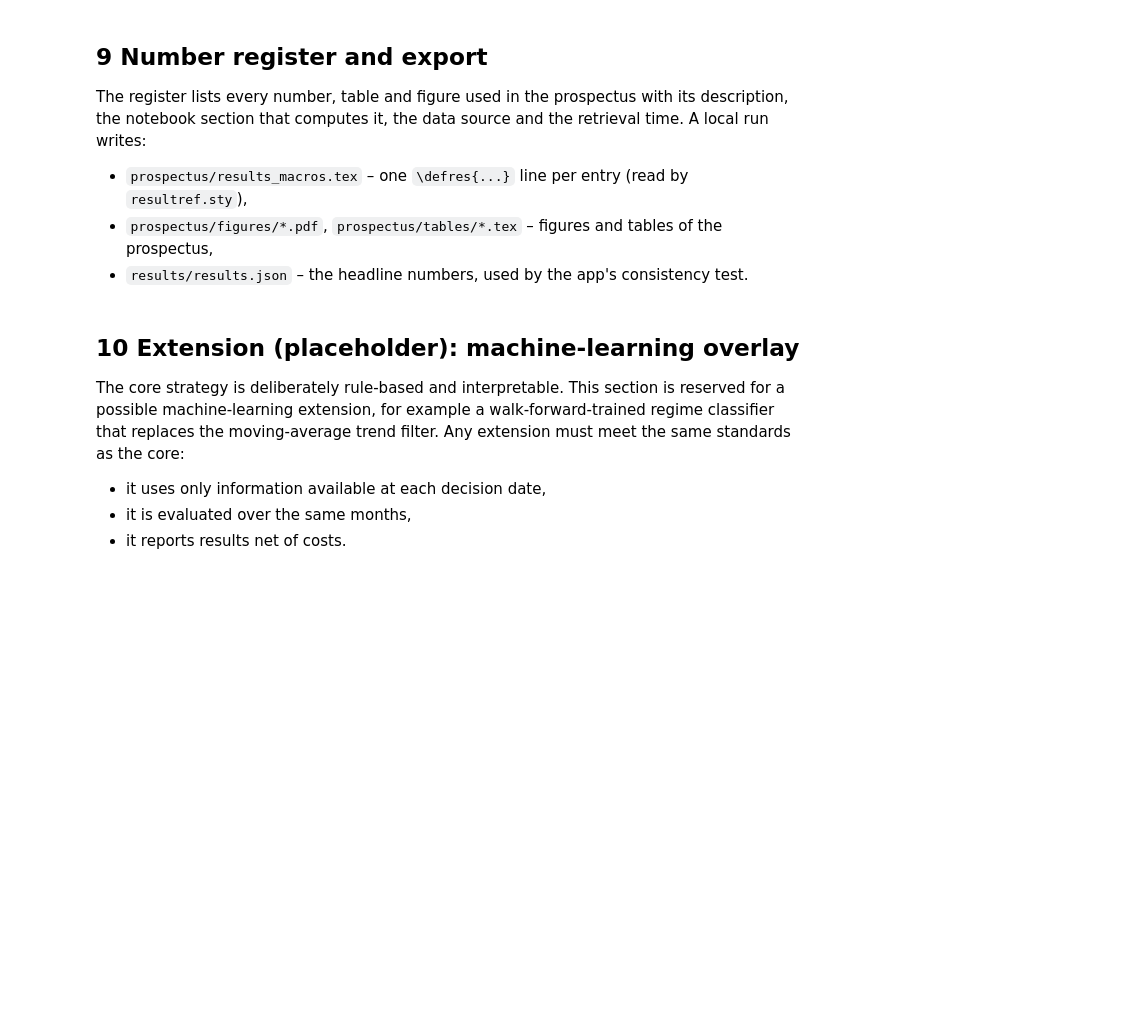
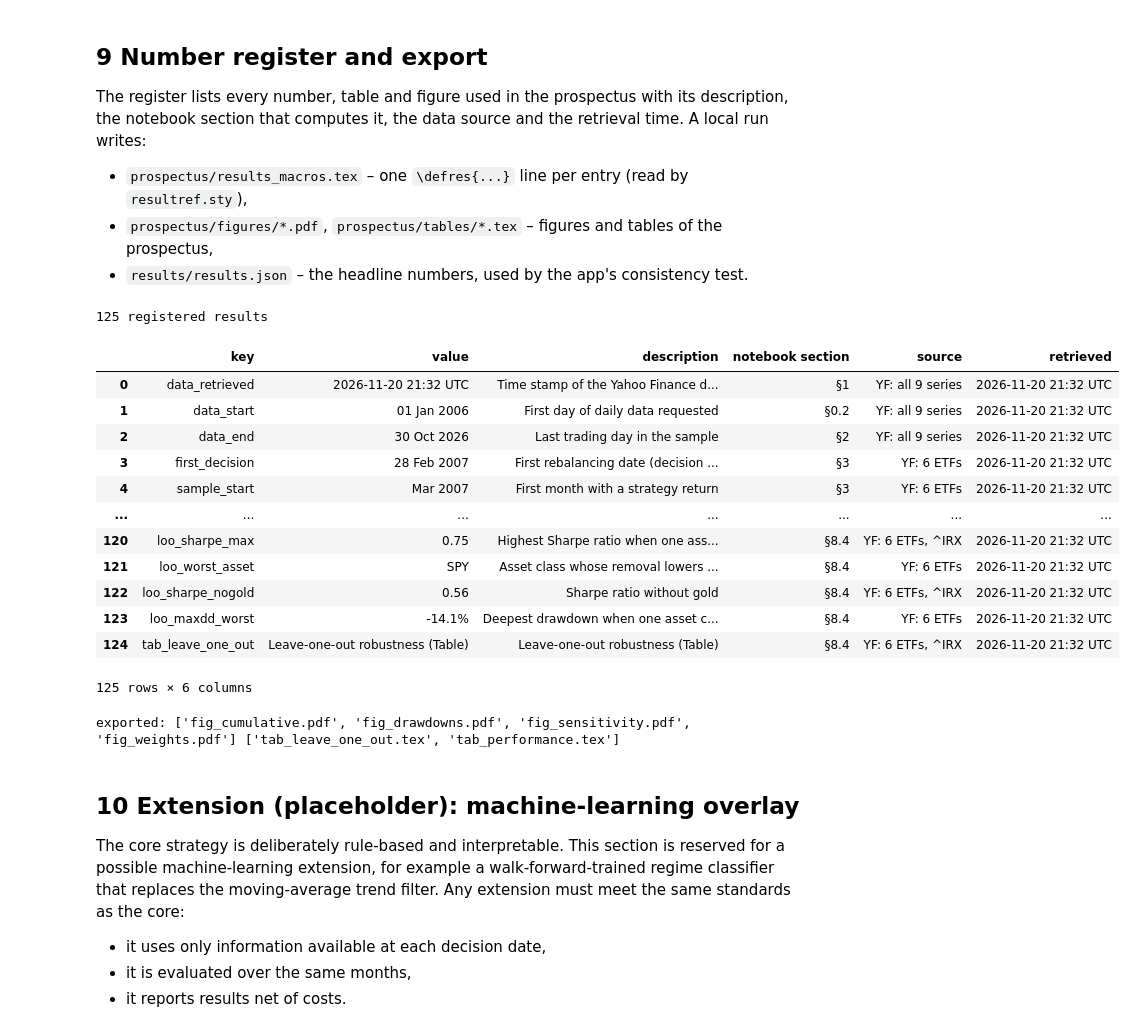
Before and after one commit to paul2108/04_Financial-Modelin-Group-projects, a Jupyter notebook: notebook/GroupZ_RiskParity_Trend.ipynb, the cells around one changed output. Drawn from its saved outputs; the diff is of its cells as text; code cells hidden in the pictures; blank space fills up the shorter version.

```diff
--- a/notebook/GroupZ_RiskParity_Trend.ipynb
+++ b/notebook/GroupZ_RiskParity_Trend.ipynb
@@ -884,7 +974,7 @@ for title, keys in GROUPS:
         cells = []
         for c in TABLE_COLS:
             v = perf[c].get(k, np.nan)
-            if c == "S&P 500 TR" and k in ("turnover", "avg_cash"):
+            if c == "S&P 500 TR" and k in ("turnover", "avg_cash", "alpha_mkt_t"):  # index vs itself: no t-stat
                 v = np.nan
             cells.append(tex_num(v, "pct" if KIND[k] == "pct" else "num"))
         rows.append((TEX_LABEL[k], cells))
@@ -932,7 +1022,7 @@ register("vol_ratio_6040", P["ann_vol"] / B["ann_vol"], "num2", "Volatility of t
          RISKY_ASSETS + ["AGG"])
 register("dd_ratio_6040", P["max_dd"] / B["max_dd"], "num2", "Maximum drawdown of the strategy relative to 60/40",
          "6.1", RISKY_ASSETS + ["AGG"])
-register("beta_mkt_loss10", 10 * P["beta_mkt"], "num1", "Expected strategy move (%) for a 10% market move (10 x beta)",
+register("beta_mkt_loss10", 10 * P["beta_mkt"], "num1", "Expected strategy move (%) if equities move 10% (10 x beta)",
          "6.1", RISKY_ASSETS + [MARKET])
 # standard error of the Sharpe ratio (Lo, 2002, iid approximation): se = sqrt((1 + SR^2/2) / years)
 sr_se = np.sqrt((1 + P["sharpe"] ** 2 / 2) / (N_MONTHS / 12))
@@ -1311,18 +1516,35 @@ notebook section that computes it, the data source and the retrieval time. A loc
 # %%
 def source_text(tickers):
     tickers = list(dict.fromkeys(tickers))
     if not tickers:
         return "Model assumption"
     if set(tickers) >= set(ALL_TICKERS):
         return "YF: all 9 series"
+    if set(RISKY_ASSETS) <= set(tickers):     # abbreviate the six strategy ETFs
+        tickers = ["6 ETFs"] + [t for t in tickers if t not in RISKY_ASSETS]
     return "YF: " + ", ".join(tickers)
 
 
 reg_df = pd.DataFrame([{"key": e["key"], "value": e["value"], "description": e["description"],
                         "notebook section": "§" + e["section"], "source": source_text(e["sources"]),
                         "retrieved": RETRIEVED_TXT if e["sources"] else "–"} for e in REGISTER])
 print(f"{len(reg_df)} registered results")
 reg_df
+# %% [output]
+125 registered results
+|  | key | value | description | notebook section | source | retrieved |
+| 0 | data_retrieved | 2026-11-20 21:32 UTC | Time stamp of the Yahoo Finance d... | §1 | YF: all 9 series | 2026-11-20 21:32 UTC |
+| 1 | data_start | 01 Jan 2006 | First day of daily data requested | §0.2 | YF: all 9 series | 2026-11-20 21:32 UTC |
+| 2 | data_end | 30 Oct 2026 | Last trading day in the sample | §2 | YF: all 9 series | 2026-11-20 21:32 UTC |
+| 3 | first_decision | 28 Feb 2007 | First rebalancing date (decision ... | §3 | YF: 6 ETFs | 2026-11-20 21:32 UTC |
+| 4 | sample_start | Mar 2007 | First month with a strategy return | §3 | YF: 6 ETFs | 2026-11-20 21:32 UTC |
+| ... | ... | ... | ... | ... | ... | ... |
+| 120 | loo_sharpe_max | 0.75 | Highest Sharpe ratio when one ass... | §8.4 | YF: 6 ETFs, ^IRX | 2026-11-20 21:32 UTC |
+| 121 | loo_worst_asset | SPY | Asset class whose removal lowers ... | §8.4 | YF: 6 ETFs | 2026-11-20 21:32 UTC |
+| 122 | loo_sharpe_nogold | 0.56 | Sharpe ratio without gold | §8.4 | YF: 6 ETFs, ^IRX | 2026-11-20 21:32 UTC |
+| 123 | loo_maxdd_worst | -14.1% | Deepest drawdown when one asset c... | §8.4 | YF: 6 ETFs | 2026-11-20 21:32 UTC |
+| 124 | tab_leave_one_out | Leave-one-out robustness (Table) | Leave-one-out robustness (Table) | §8.4 | YF: 6 ETFs, ^IRX | 2026-11-20 21:32 UTC |
+125 rows × 6 columns
 # %%
 if EXPORT:
     lines = ["% AUTO-GENERATED by notebook/GroupZ_RiskParity_Trend.ipynb (Section 9). Do not edit.",
@@ -1331,7 +1553,7 @@ if EXPORT:
     for e in REGISTER:
         anchor = "sec-" + e["section"].replace(".", "-")
         link = NOTEBOOK_VIEW_URL + r"\#" + anchor
-        retrieved = RETRIEVED_TXT if e["sources"] else "--"
+        retrieved = DATA_RETRIEVED_UTC.strftime("%Y-%m-%d") if e["sources"] else "--"
         lines.append(rf"\defres{{{e['key']}}}{{{e['tex']}}}{{{tex_escape(e['description'])}}}"
                      rf"{{\S{e['section']}}}{{{link}}}{{{tex_escape(source_text(e['sources']))}}}{{{retrieved}}}")
     (REPO_ROOT / "prospectus" / "results_macros.tex").write_text("\n".join(lines) + "\n", encoding="utf-8")
@@ -1346,6 +1568,8 @@ if EXPORT:
     print("exported:", sorted(p.name for p in FIG_DIR.iterdir()), sorted(p.name for p in TAB_DIR.iterdir()))
 else:
     print("Not exporting (Colab or outside the repository) - all results are shown above.")
+# %% [output]
+exported: ['fig_cumulative.pdf', 'fig_drawdowns.pdf', 'fig_sensitivity.pdf', 'fig_weights.pdf'] ['tab_leave_one_out.tex', 'tab_performance.tex']
 # %% [markdown]
 <a id="sec-10"></a>
 ## 10 Extension (placeholder): machine-learning overlay
```
Also changed, not shown: parts of 25 cells of this notebook, 24 other files.
